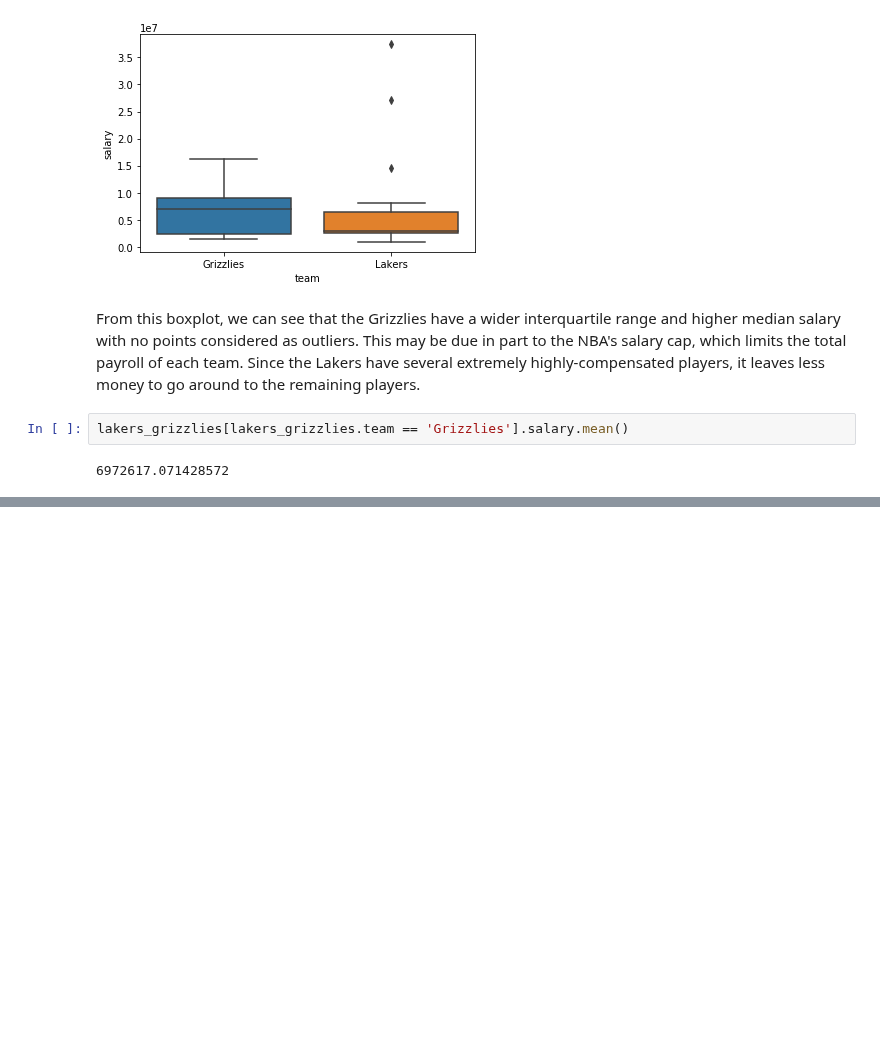
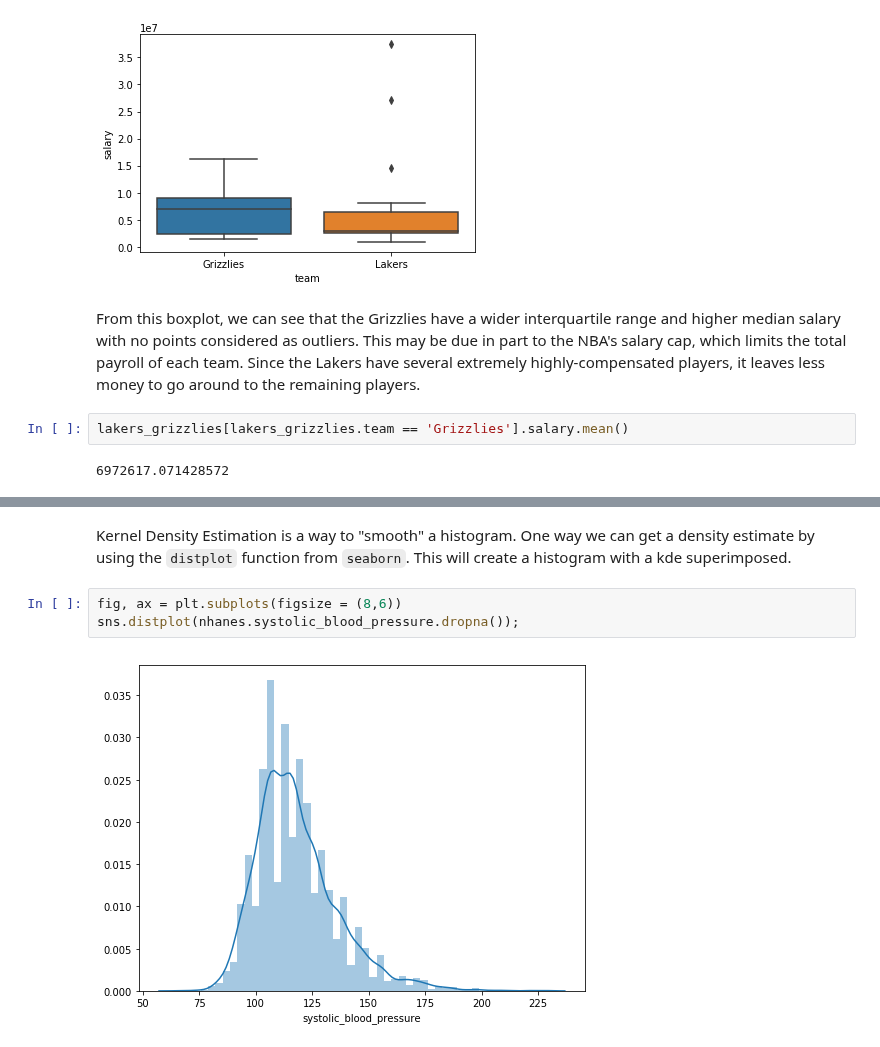
Before and after one commit to NSS-Data-Instructional-Stuff/stats-for-data-science, a Jupyter notebook: notebooks/Exploratory_Data_Analysis.ipynb, the cells around one changed output, grey strips where cells are left out. Saved outputs shown, nothing was run; the diff lists cells and outputs as text; blank space fills up the shorter version.

```diff
--- a/notebooks/Exploratory_Data_Analysis.ipynb
+++ b/notebooks/Exploratory_Data_Analysis.ipynb
@@ -331,0 +391,7 @@ lakers_grizzlies[lakers_grizzlies.team == 'Grizzlies'].salary.mean()
+# %% [markdown]
+Kernel Density Estimation is a way to "smooth" a histogram. One way we can get a density estimate by using the `distplot` function from `seaborn`. This will create a histogram with a kde superimposed.
+# %%
+fig, ax = plt.subplots(figsize = (8,6))
+sns.distplot(nhanes.systolic_blood_pressure.dropna());
+# %% [output]
+[figure, added]
```
Also changed, not shown: parts of 18 cells of this notebook, 4 other files.
